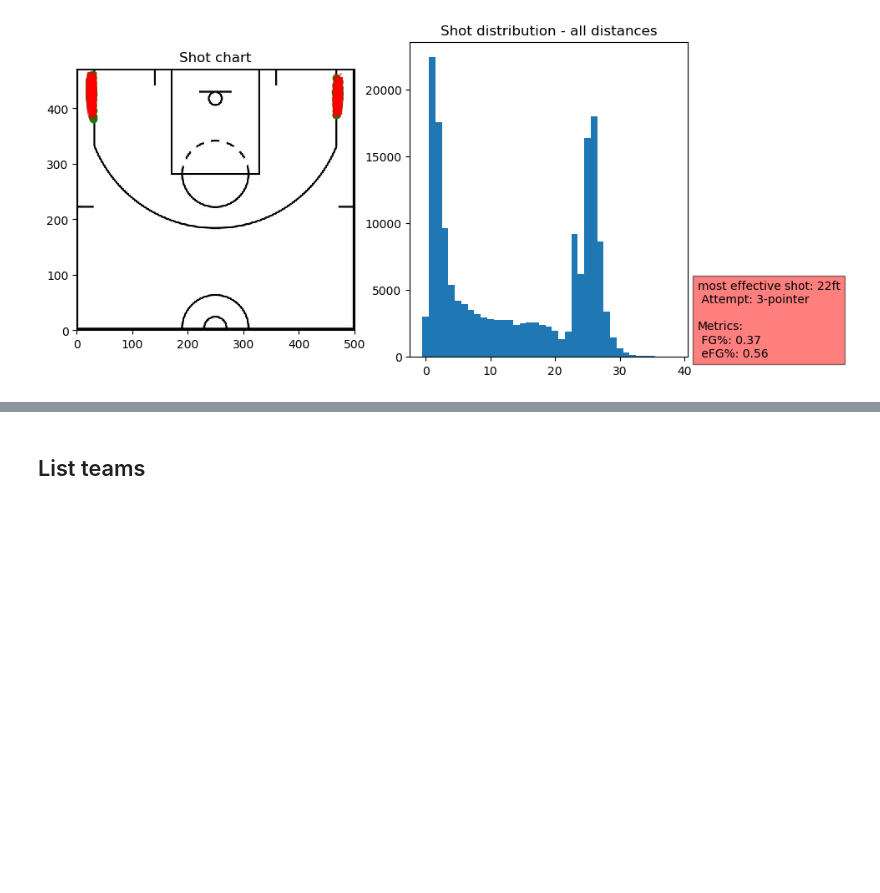
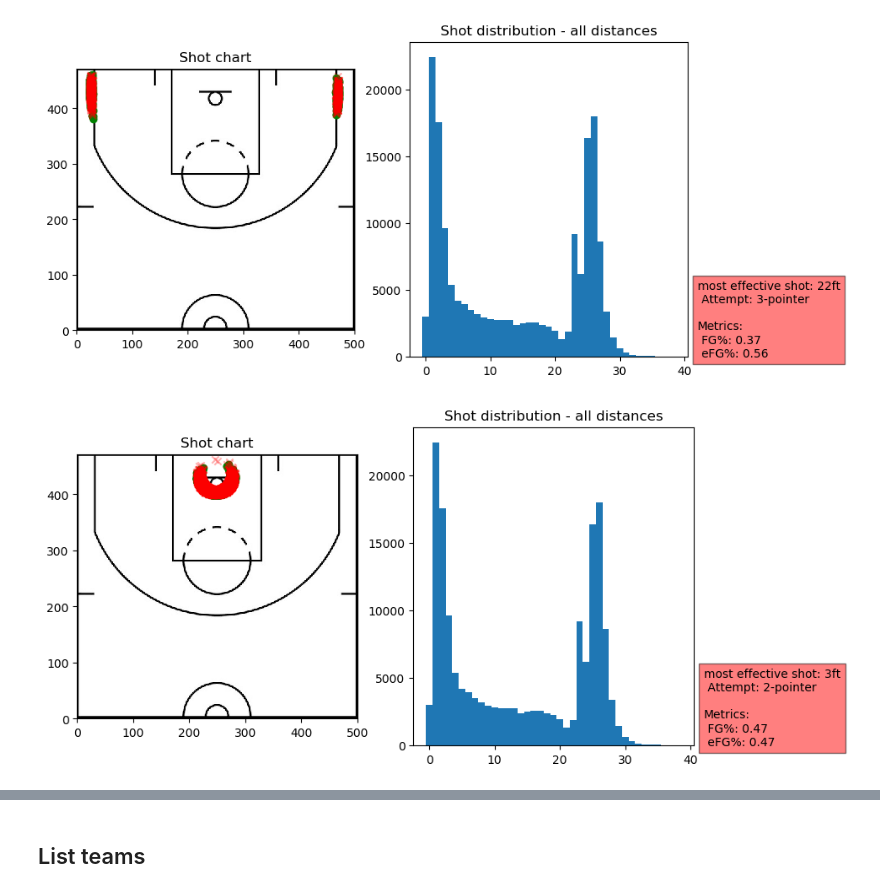
Before and after one commit to theccalderon/shot_chart, a Jupyter notebook: 00_core.ipynb, the cells around one changed output, grey strips where cells are left out. Saved outputs shown, nothing was run; the diff lists cells and outputs as text; code cells hidden in the pictures; blank space fills up the shorter version.

```diff
--- a/00_core.ipynb
+++ b/00_core.ipynb
@@ -457,2 +478,6 @@ shots.plot_effective(most_or_least="most", exclude=['0ft','1ft','2ft','23ft'])
 # %% [output]
 [figure]
+# %%
+shots.plot_effective(most_or_least="most", min_shots="auto",exclude=['1ft','2ft','23ft','24ft','25ft','26ft','27ft'])
+# %% [output]
+[figure, added]
```
Also changed, not shown: parts of 23 cells of this notebook, 15 other files.
